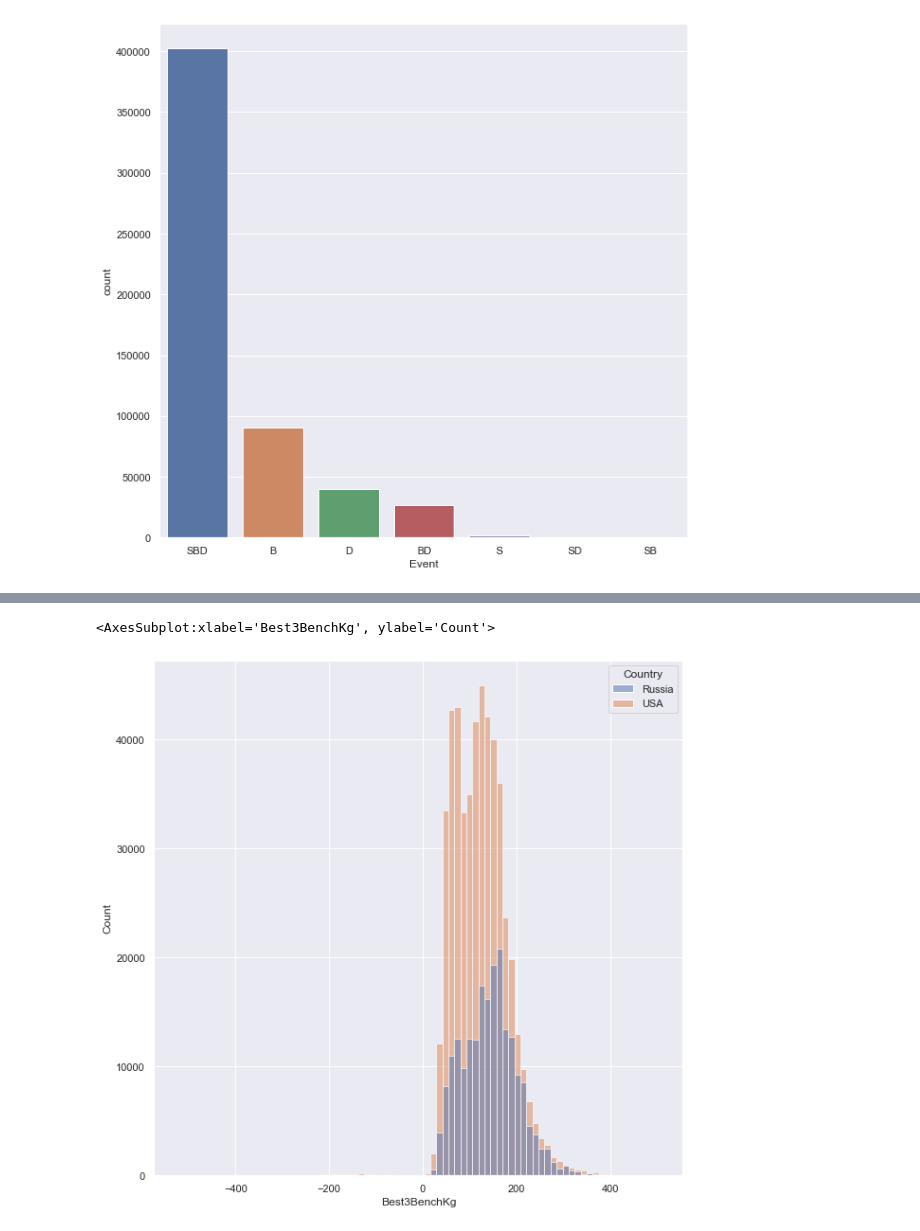
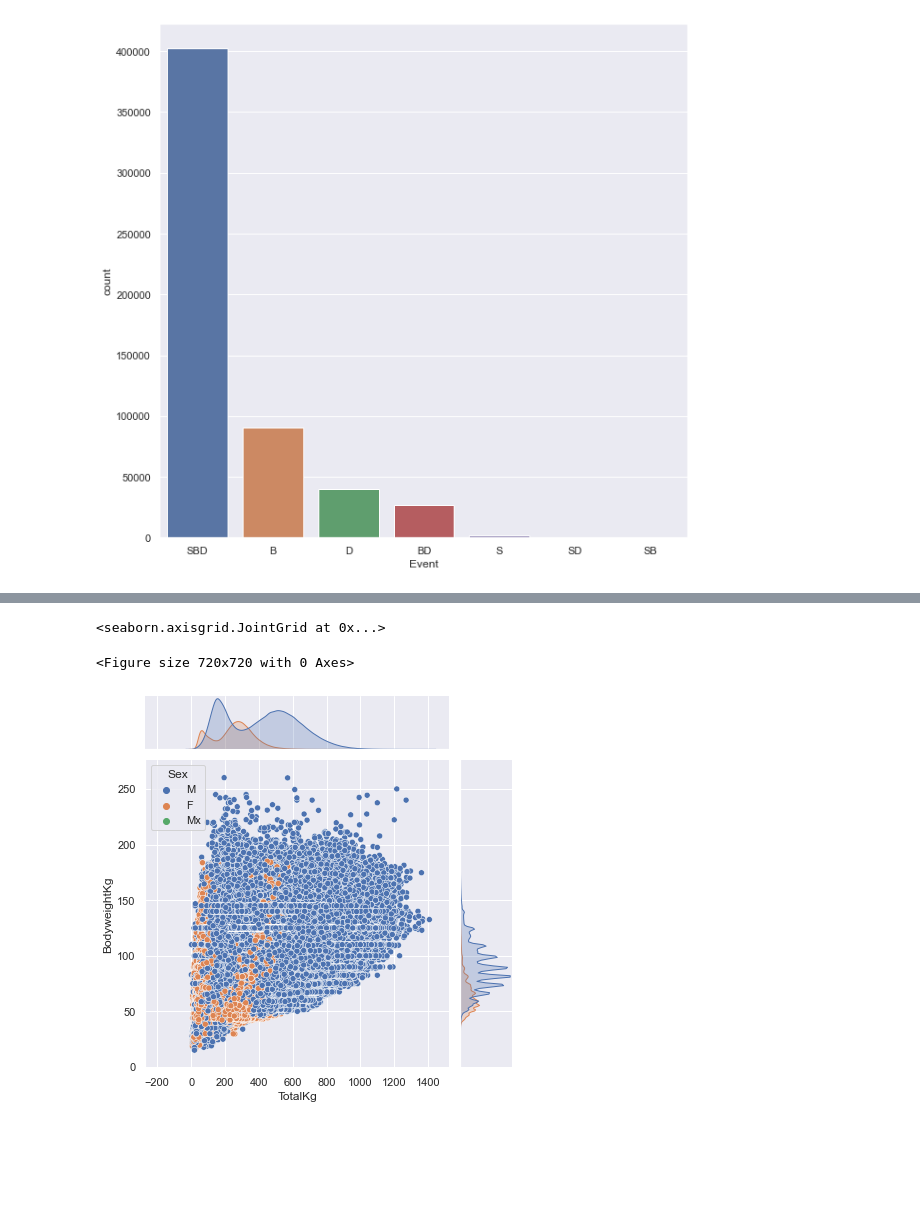
Before and after one commit to JosephAaron3/Powerlifting-Performance, a Jupyter notebook: Code/EDA/OP_EDA.ipynb, the cells around one changed output, grey strips where cells are left out. Drawn from its saved outputs; the diff is of its cells as text; code cells hidden in the pictures; blank space fills up the shorter version.

```diff
--- a/Code/EDA/OP_EDA.ipynb
+++ b/Code/EDA/OP_EDA.ipynb
@@ -196,0 +203,9 @@ plt.show()
+# %%
+sns.set(font_scale = 1)
+fig, ax = plt.subplots(nrows = 2, ncols = 1, figsize = (15, 15))
+ax[0].set(title = 'Competitor count per year')
+ax[1].set(title = 'Competition count per year')
+plt.setp(ax[0].get_xticklabels(), rotation=45)
+plt.setp(ax[1].get_xticklabels(), rotation=45)
+sns.countplot(Xcat.Date.str[:4].astype(int), ax = ax[0])
+sns.countplot([int(i[:4]) for i in np.concatenate(Xcat.groupby(['MeetName'])['Date'].unique().to_list())], ax = ax[1])
@@ -196,0 +225,5 @@ plt.show()
+# %%
+sns.set(font_scale = 1.5)
+plt.figure(figsize=(30,20))
+cor = df.corr()
+sns.heatmap(cor, annot=True, cmap='coolwarm')
@@ -230,3 +295,8 @@ sns.countplot(data = df[df['Country'].isin(['USA'])], x = 'Event')
 # %% [output]
 <AxesSubplot:xlabel='Event', ylabel='count'>
 [figure]
+# %%
+plt.figure(figsize=(10,10))
+sns.set(font_scale=1)
+sns.color_palette("light:#5A9", as_cmap=True)
+sns.histplot(data = Xnum[['Bench1Kg', 'Bench2Kg', 'Bench3Kg']], bins = 80, palette = "husl")
@@ -233,7 +306,8 @@ sns.countplot(data = df[df['Country'].isin(['USA'])], x = 'Event')
 # %%
 plt.figure(figsize=(10,10))
 sns.set(font_scale=1)
-sns.histplot(data = df[df['Country'].isin(['USA', 'Russia'])], x = 'Best3BenchKg', hue = 'Country', bins = 80)
+sns.jointplot(data=df, x="TotalKg", y="BodyweightKg", hue="Sex")
 # %% [output]
-<AxesSubplot:xlabel='Best3BenchKg', ylabel='Count'>
+<seaborn.axisgrid.JointGrid at 0x...>
+<Figure size 720x720 with 0 Axes>
-[figure, old version]
+[figure, new version]
```
Also changed, not shown: parts of 14 cells of this notebook.
